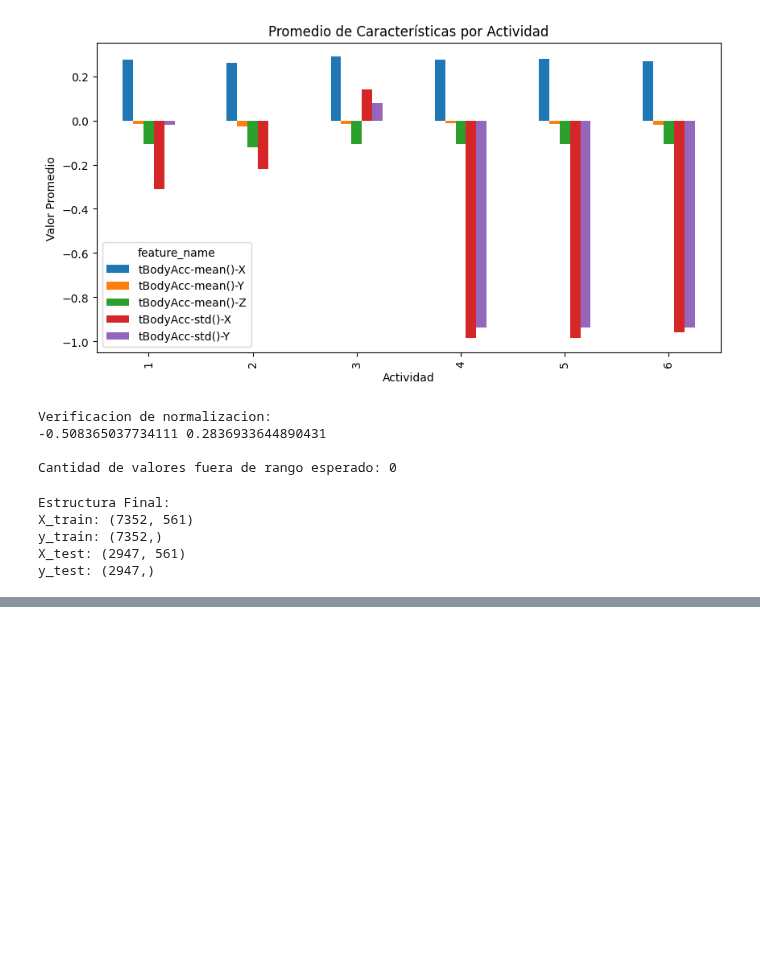
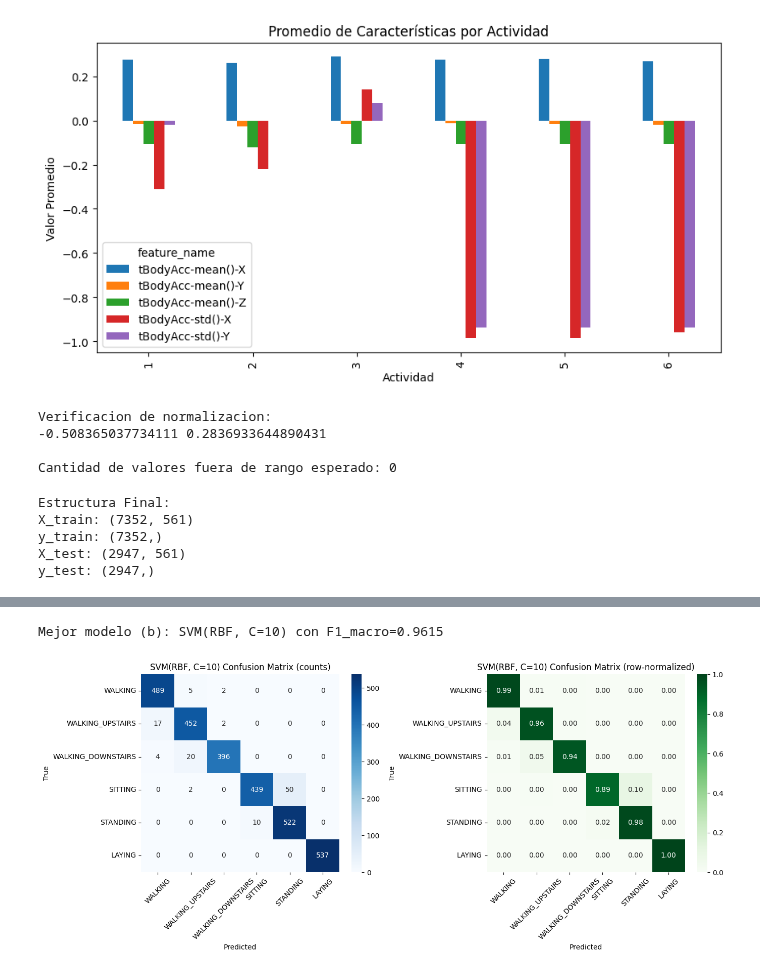
Before and after one commit to BaljeetTM/Tarea1_dataScience, a Jupyter notebook: Taller2.ipynb, the cells around one changed output, grey strips where cells are left out. Saved outputs shown, nothing was run; the diff lists cells and outputs as text; code cells hidden in the pictures; blank space fills up the shorter version.

```diff
--- a/Taller2.ipynb
+++ b/Taller2.ipynb
@@ -182,0 +389,20 @@ y_test: (2947,)
+# %%
+# SVM (RBF kernel)
+svc = SVC(kernel='rbf')
+param_grid_svc = {'C': [1, 10], 'gamma': ['scale']}
+grid_svc = GridSearchCV(svc, param_grid_svc, scoring='f1_macro', cv=3, n_jobs=-1)
+t0 = time.time()
+grid_svc.fit(X_train, y_train_labels)
+t_svc_cv = time.time() - t0
+best_svc = grid_svc.best_estimator_
+t0 = time.time()
+best_svc.fit(X_train, y_train_labels)
+t_svc_train = time.time() - t0
+y_pred_svc = best_svc.predict(X_test)
+acc_svc = accuracy_score(y_test_labels, y_pred_svc)
+f1_svc = f1_score(y_test_labels, y_pred_svc, average='macro')
+prec_svc = precision_score(y_test_labels, y_pred_svc, average='macro')
+rec_svc = recall_score(y_test_labels, y_pred_svc, average='macro')
+cm_svc = confusion_matrix(y_test_labels, y_pred_svc)
+results_b.append((f"SVM(RBF, C={best_svc.C})", acc_svc, f1_svc, prec_svc, rec_svc, t_svc_train, cm_svc))
+per_class_tables['SVM_RBF'] = per_class_df(y_test_labels, y_pred_svc)
@@ -182,0 +463,28 @@ y_test: (2947,)
+# %%
+# Seleccionar mejor modelo por F1_macro y graficar matriz de confusión (lado a lado)
+best_idx = int(np.argmax([r[2] for r in results_b]))
+best_name, _, best_f1, _, _, _, best_cm = results_b[best_idx]
+print(f"\nMejor modelo (b): {best_name} con F1_macro={best_f1:.4f}")
+labels = activities['activity_name']
+fig, axes = plt.subplots(1, 2, figsize=(14, 6))
+sns.heatmap(best_cm, annot=True, fmt='d', cmap='Blues',
+            xticklabels=labels, yticklabels=labels, ax=axes[0])
+axes[0].set_xlabel('Predicted')
+axes[0].set_ylabel('True')
+axes[0].set_title(f'{best_name} Confusion Matrix (counts)')
+axes[0].tick_params(axis='x', rotation=45)
+axes[0].tick_params(axis='y', rotation=0)
+
+best_cm_norm = best_cm.astype('float') / best_cm.sum(axis=1, keepdims=True)
+sns.heatmap(best_cm_norm, annot=True, fmt='.2f', cmap='Greens',
+            xticklabels=labels, yticklabels=labels, ax=axes[1])
+axes[1].set_xlabel('Predicted')
+axes[1].set_ylabel('True')
+axes[1].set_title(f'{best_name} Confusion Matrix (row-normalized)')
+axes[1].tick_params(axis='x', rotation=45)
+axes[1].tick_params(axis='y', rotation=0)
+plt.tight_layout()
+plt.show()
+# %% [output]
+Mejor modelo (b): SVM(RBF, C=10) con F1_macro=0.9615
+[figure, added]
```
Also changed, not shown: parts of 18 cells of this notebook.
